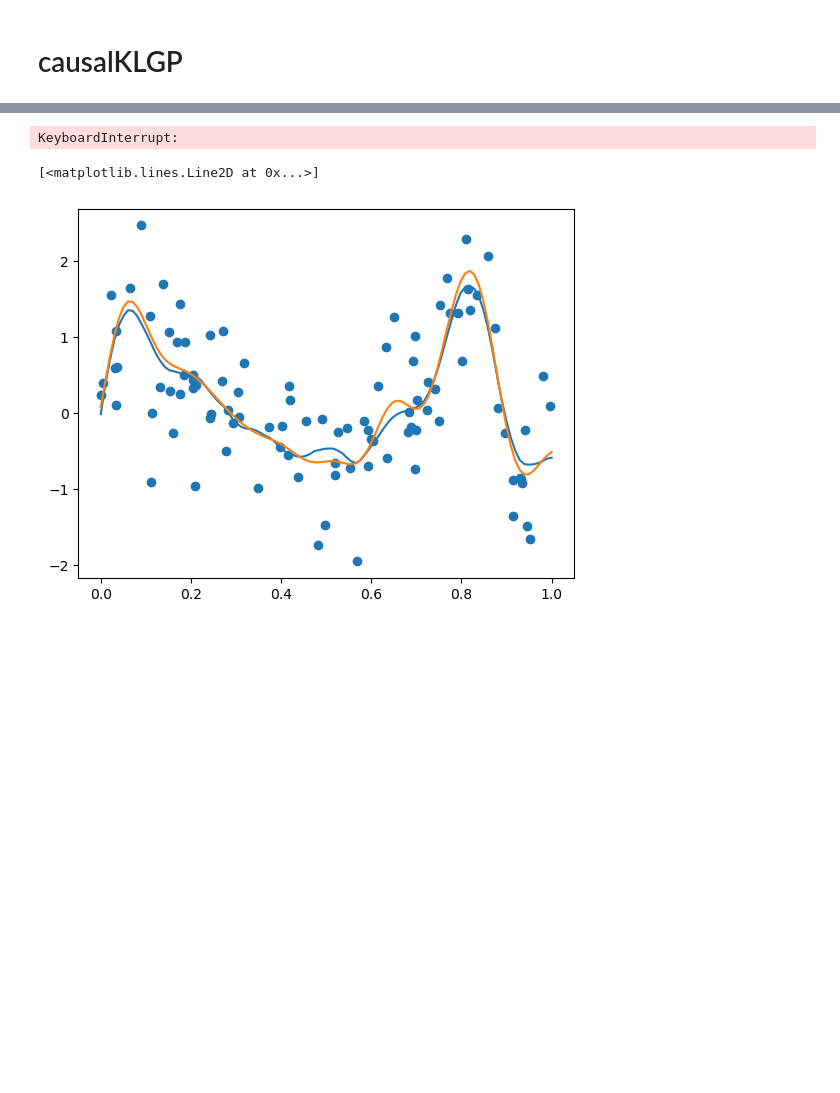
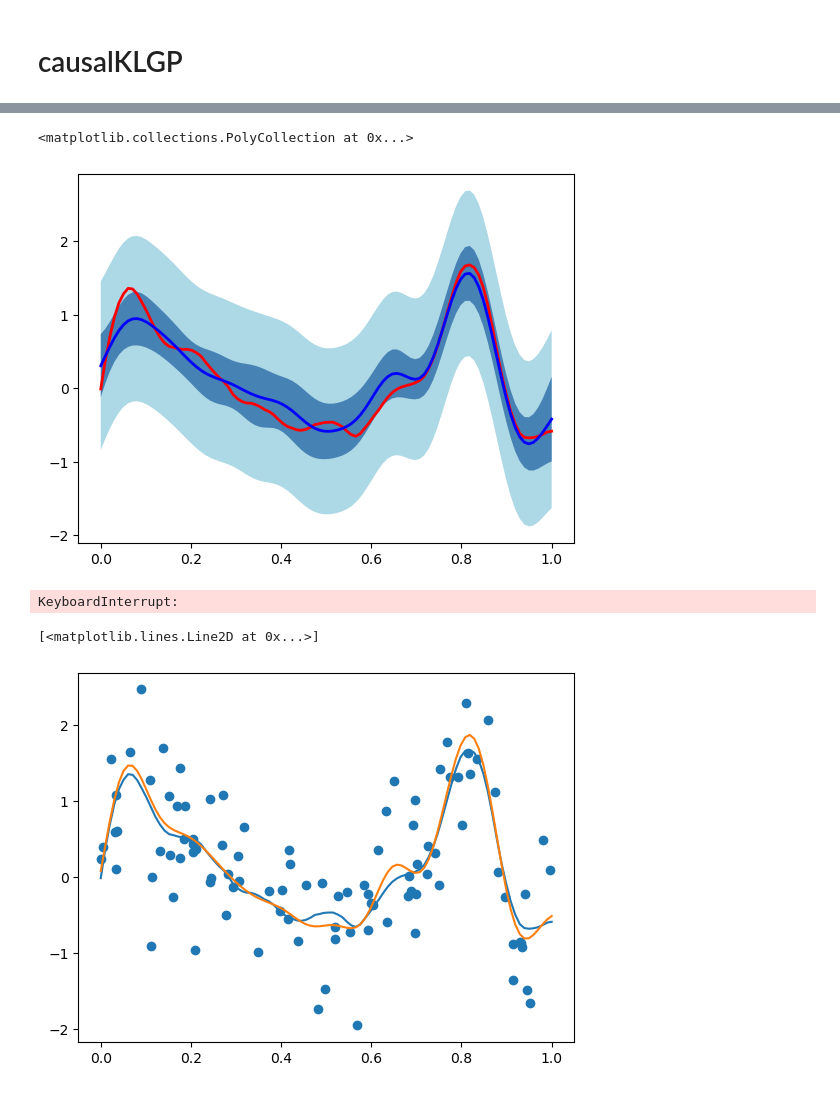
Before and after one commit to HWDance/impspec, a Jupyter notebook: experiments/notebooks/Abelation.ipynb, the cells around one changed output, grey strips where cells are left out. Cells and saved outputs as stored; diff of their text form; code cells hidden in the pictures; blank space fills up the shorter version.

```diff
--- a/experiments/notebooks/Abelation.ipynb
+++ b/experiments/notebooks/Abelation.ipynb
@@ -95,3 +86,25 @@ iter 400 P(V|A) loss:  tensor(-182.0663)
+# %%
+# getting post mean predictions
+causalklgp = deepcopy(model)
+causalklgp_mu = causalklgp.post_mean(Y, A, V, doA).detach()
+causalklgp_var = causalklgp.post_var(Y, A, V,doA, reg = 1e-4, latent = True, nu =1).detach()
+causalklgp_var_noise = causalklgp.post_var(Y, A, V, doA, reg = 1e-4, latent = False, nu = 1).detach()
+
+# Getting CI
+indices = torch.argsort(doA,0)[:,0]
+indices_train = torch.argsort(A,0)[:,0]
+Upper = (causalklgp_mu[indices]+z_val*torch.sqrt(causalklgp_var[indices]))
+Lower = (causalklgp_mu[indices]-z_val*torch.sqrt(causalklgp_var[indices]))
+Upper_noise = (causalklgp_mu[indices]+z_val*torch.sqrt(causalklgp_var_noise[indices]))
+Lower_noise = (causalklgp_mu[indices]-z_val*torch.sqrt(causalklgp_var_noise[indices]))
+
+plt.plot(doA[indices],EYdoA[indices], label = r"$ E[Y|do(A)]$", color = "red", linewidth = 2)
+plt.plot(doA[indices],causalklgp_mu[indices], label = r"causalKLGP", color = "blue", linewidth = 2)
+plt.fill_between(doA[indices][:,0],Upper_noise[:,0],Lower_noise[:,0], color = "lightblue",alpha=1, edgecolor='none', label = "95% CI")
+plt.fill_between(doA[indices][:,0],Upper[:,0],Lower[:,0], color = "steelblue",alpha=1, edgecolor='none', label = "95% CI")
+# %% [output]
+<matplotlib.collections.PolyCollection at 0x...>
+[figure, added]
 # %%
 """ Nystrom sampling """
 
```
Also changed, not shown: parts of 3 cells of this notebook, 55 other files.
